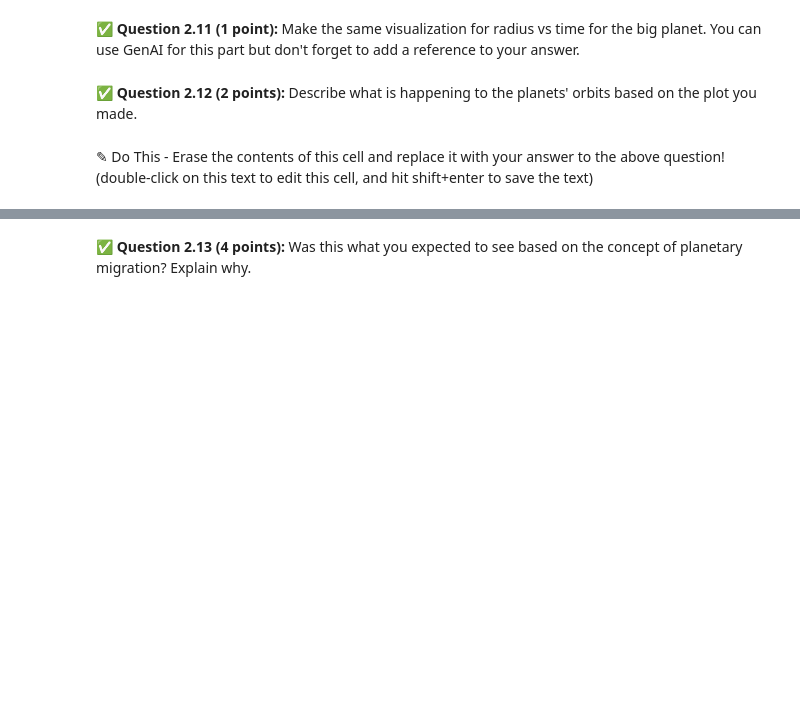
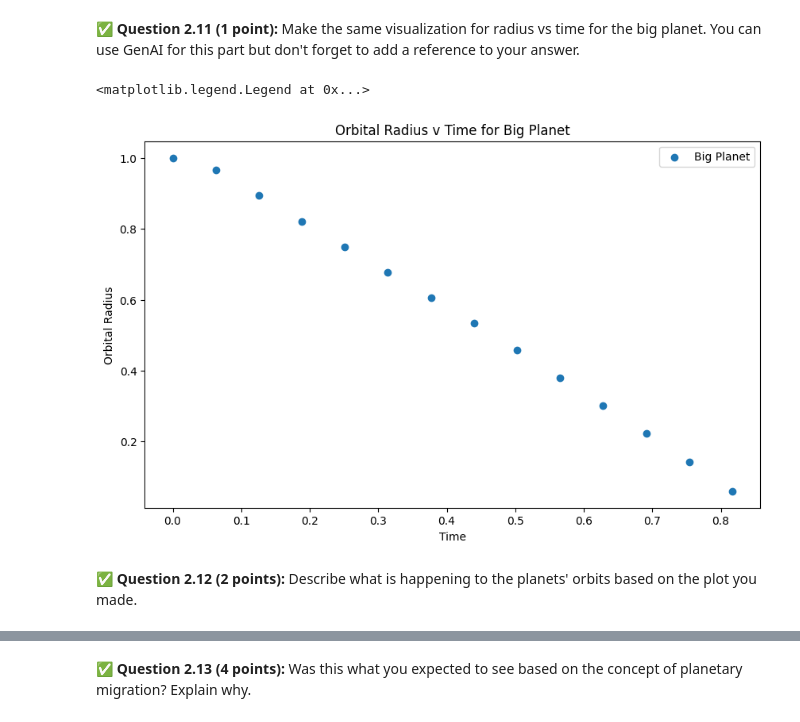
Before and after one commit to primeaud/CMSE202-f25-turnin, a Jupyter notebook: hw-02/HW02_Part1-Orbits-SS25-STUDENT.ipynb, the cells around one changed output, grey strips where cells are left out. Saved outputs shown, nothing was run; the diff lists cells and outputs as text; code cells hidden in the pictures; blank space fills up the shorter version.

```diff
--- a/hw-02/HW02_Part1-Orbits-SS25-STUDENT.ipynb
+++ b/hw-02/HW02_Part1-Orbits-SS25-STUDENT.ipynb
@@ -408,3 +596,12 @@ class System:
+# %%
+#your code here
+
+
+primary_planet = Planet(150, 1, 400)
+small_planets = [Planet(0.1, r, 400) for r in np.linspace(0.01, 0.7, 50)]
+all_planets = [primary_planet] + small_planets
+system = System(400, all_planets)
+system.evolve(10)
 # %% [markdown]
 ### Visualization
 # %% [markdown]
@@ -414,4 +609,16 @@ class System:
+# %%
+#your code here
+
+times, radii = zip(*system.plot_positions)
+
+plt.figure(figsize=(10, 6))
+plt.scatter(times, radii, label="Big Planet")
+plt.xlabel("Time")
+plt.ylabel("Orbital Radius")
+plt.title("Orbital Radius v Time for Big Planet")
+plt.legend()
+# %% [output]
+<matplotlib.legend.Legend at 0x...>
+[figure, added]
 # %% [markdown]
 ✅ **Question 2.12 (2 points):** Describe what is happening to the planets' orbits based on the plot you made.
-# %% [markdown]
-✎ Do This - Erase the contents of this cell and replace it with your answer to the above question! (double-click on this text to edit this cell, and hit shift+enter to save the text)
```
Also changed, not shown: parts of 28 cells of this notebook.
